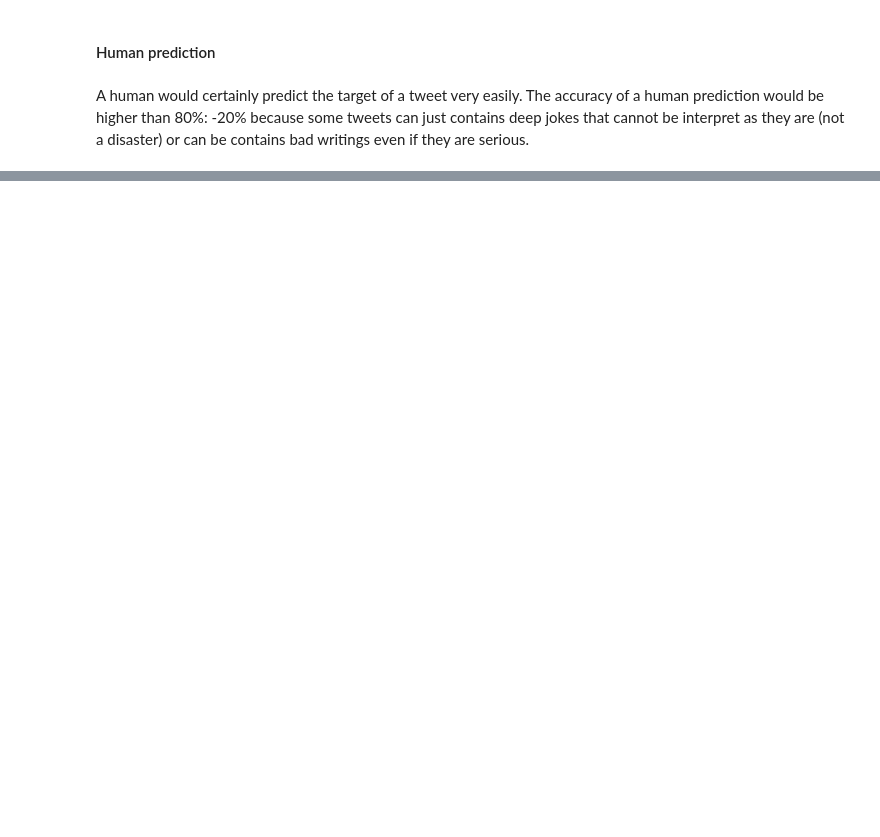
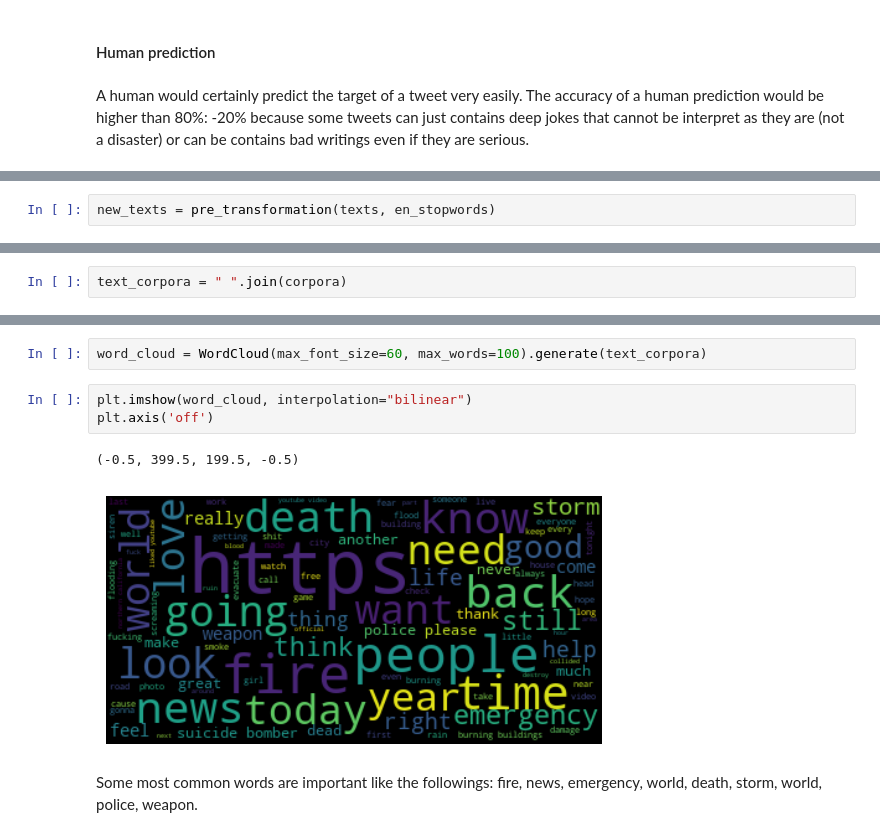
Before and after one commit to Oumar199/nlp_programs_exercises, a Jupyter notebook: kaggle_tweet_competition.ipynb, the cells around one changed output, grey strips where cells are left out. Drawn from its saved outputs; the diff is of its cells as text; blank space fills up the shorter version.

```diff
--- a/kaggle_tweet_competition.ipynb
+++ b/kaggle_tweet_competition.ipynb
@@ -282,0 +370,2 @@ A human would certainly predict the target of a tweet very easily. The accuracy
+# %%
+new_texts = pre_transformation(texts, en_stopwords)
@@ -282,0 +392,2 @@ A human would certainly predict the target of a tweet very easily. The accuracy
+# %%
+text_corpora = " ".join(corpora)
@@ -282,0 +456,10 @@ A human would certainly predict the target of a tweet very easily. The accuracy
+# %%
+word_cloud = WordCloud(max_font_size=60, max_words=100).generate(text_corpora)
+# %%
+plt.imshow(word_cloud, interpolation="bilinear")
+plt.axis('off')
+# %% [output]
+(-0.5, 399.5, 199.5, -0.5)
+[figure, added]
+# %% [markdown]
+Some most common words are important like the followings: fire, news, emergency, world, death, storm, world, police, weapon.
```
Also changed, not shown: parts of 52 cells of this notebook.
